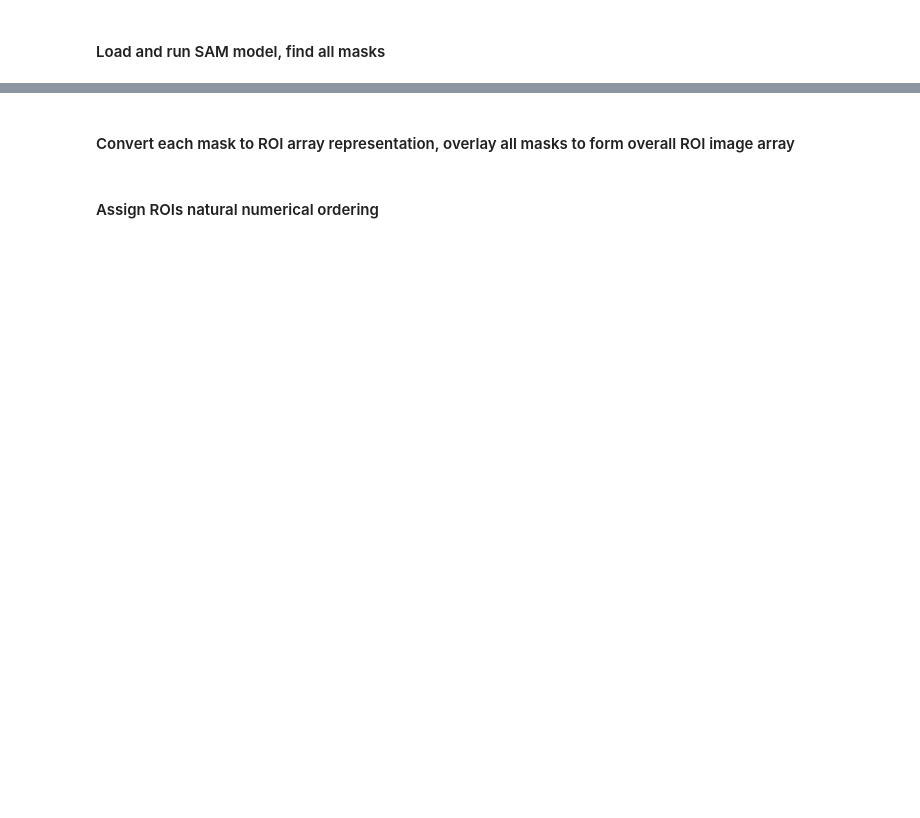
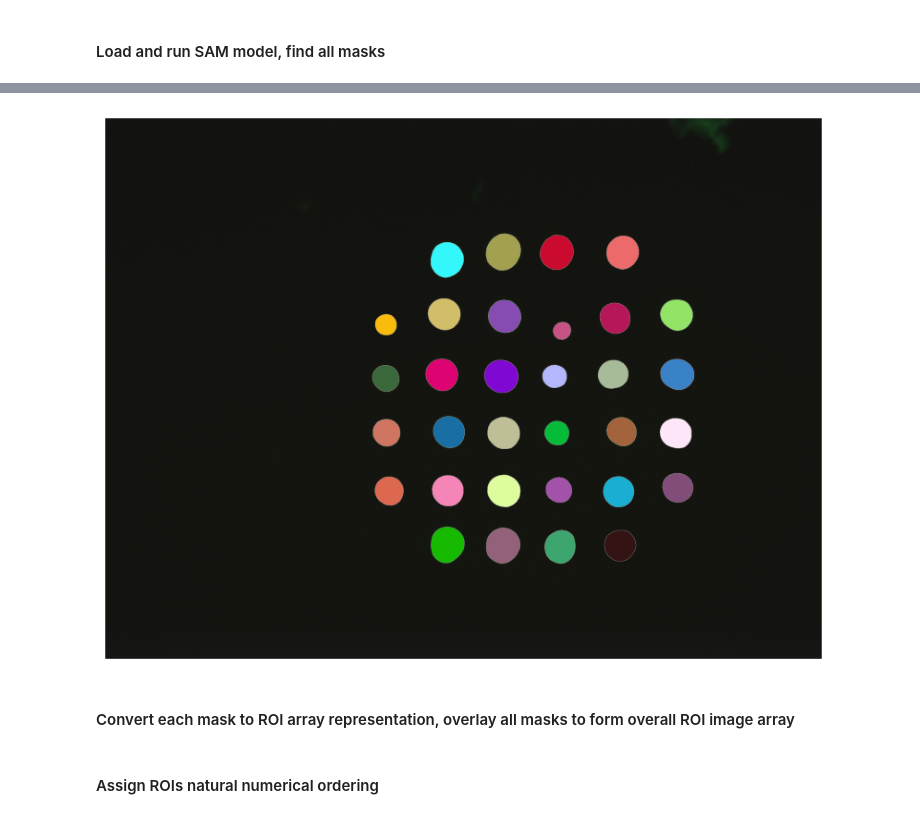
Before and after one commit to 454bio/tools_playground, a Jupyter notebook: extract_and_name_rois/extract_and_name_rois.ipynb, the cells around one changed output, grey strips where cells are left out. Saved outputs shown, nothing was run; the diff lists cells and outputs as text; code cells hidden in the pictures; blank space fills up the shorter version.

```diff
--- a/extract_and_name_rois/extract_and_name_rois.ipynb
+++ b/extract_and_name_rois/extract_and_name_rois.ipynb
@@ -133,0 +140,12 @@ plt.show()
+# %%
+valid_masks = []
+for mask in new_masks:
+    array = [mask['bbox'][2], mask['bbox'][3]]
+    X = max(array)
+    array.remove(X)
+    Y = array[0]
+
+    if X/Y < 1.1:
+        valid_masks.append(mask)
+
+new_masks = valid_masks
@@ -134,3 +156,11 @@ plt.show()
+# %%
+plt.figure(figsize=(10,10))
+plt.imshow(image)
+show_anns(new_masks)
+plt.axis('off')
+plt.show()
+# %% [output]
+[figure, added]
 # %% [markdown]
 #### Convert each mask to ROI array representation, overlay all masks to form overall ROI image array
 # %%
```
Also changed, not shown: parts of 27 cells of this notebook.
